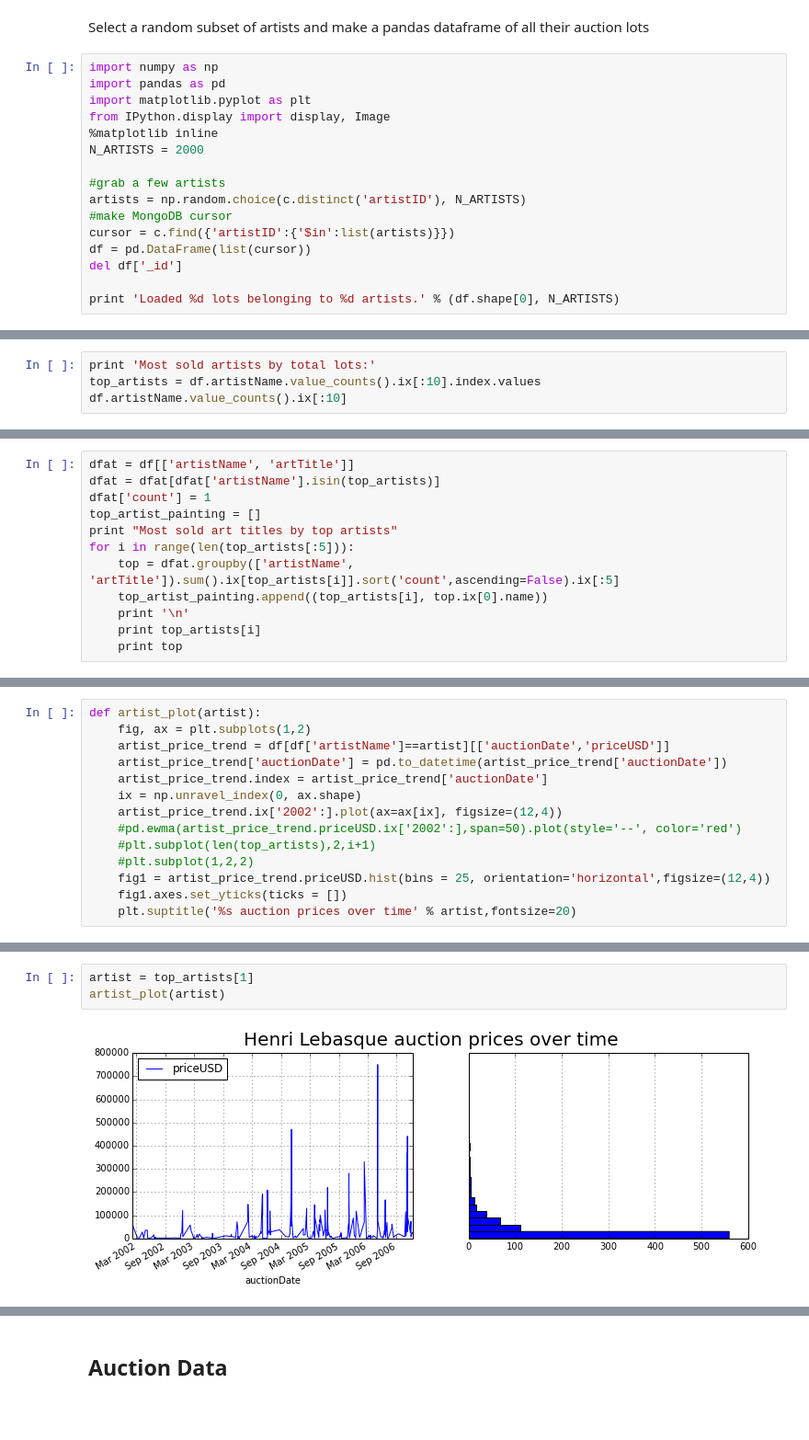
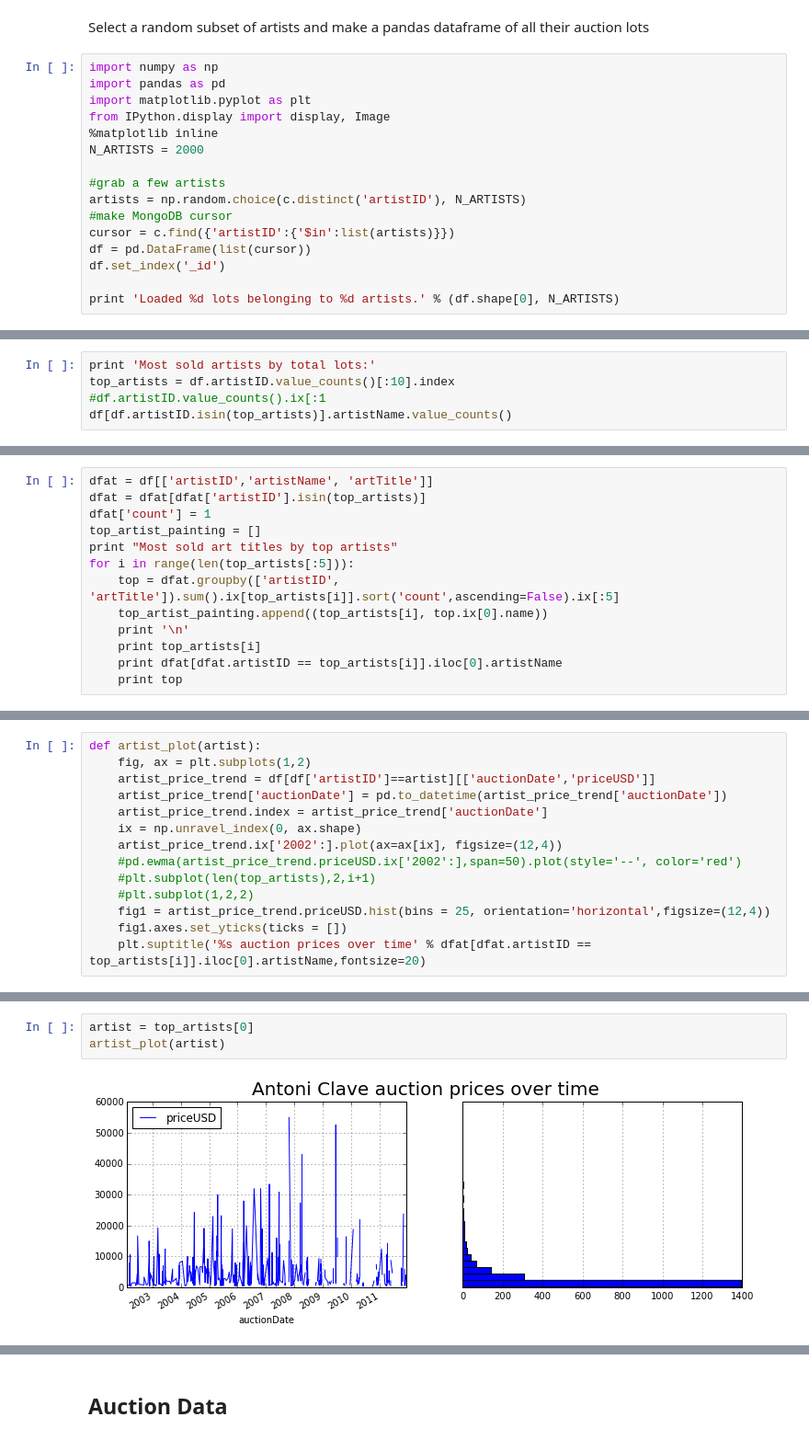
Before and after one commit to rhsimplex/artsift, a Jupyter notebook: Art Sales Analysis.ipynb, the cells around one changed output, grey strips where cells are left out. Shown at 92% size. Drawn from its saved outputs; the diff is of its cells as text; blank space fills up the shorter version.

```diff
--- a/Art Sales Analysis.ipynb
+++ b/Art Sales Analysis.ipynb
@@ -44,7 +44,7 @@ artists = np.random.choice(c.distinct('artistID'), N_ARTISTS)
 #make MongoDB cursor
 cursor = c.find({'artistID':{'$in':list(artists)}})
 df = pd.DataFrame(list(cursor))
-del df['_id']
+df.set_index('_id')
 
 print 'Loaded %d lots belonging to %d artists.' % (df.shape[0], N_ARTISTS)
 # %% [output]
@@ -58,6 +58,7 @@ plt.title('Artist Nationalities')
 # %%
 print 'Most sold artists by total lots:'
-top_artists = df.artistName.value_counts().ix[:10].index.values
-df.artistName.value_counts().ix[:10]
+top_artists = df.artistID.value_counts()[:10].index
+#df.artistID.value_counts().ix[:1
+df[df.artistID.isin(top_artists)].artistName.value_counts()
 # %% [output]
 Most sold artists by total lots:
@@ -90,15 +97,16 @@ Nude                   32
 dtype: int64
 # %%
-dfat = df[['artistName', 'artTitle']]
-dfat = dfat[dfat['artistName'].isin(top_artists)]
+dfat = df[['artistID','artistName', 'artTitle']]
+dfat = dfat[dfat['artistID'].isin(top_artists)]
 dfat['count'] = 1
 top_artist_painting = []
 print "Most sold art titles by top artists"
 for i in range(len(top_artists[:5])):
-    top = dfat.groupby(['artistName', 'artTitle']).sum().ix[top_artists[i]].sort('count',ascending=False).ix[:5]
+    top = dfat.groupby(['artistID', 'artTitle']).sum().ix[top_artists[i]].sort('count',ascending=False).ix[:5]
     top_artist_painting.append((top_artists[i], top.ix[0].name))
     print '\n'
     print top_artists[i]
+    print dfat[dfat.artistID == top_artists[i]].iloc[0].artistName
     print top
 # %% [output]
 Most sold art titles by top artists
@@ -121,7 +129,7 @@ Landscape                4
 # %%
 def artist_plot(artist):
     fig, ax = plt.subplots(1,2)
-    artist_price_trend = df[df['artistName']==artist][['auctionDate','priceUSD']]
+    artist_price_trend = df[df['artistID']==artist][['auctionDate','priceUSD']]
     artist_price_trend['auctionDate'] = pd.to_datetime(artist_price_trend['auctionDate'])
     artist_price_trend.index = artist_price_trend['auctionDate']
     ix = np.unravel_index(0, ax.shape)
@@ -131,6 +139,6 @@ def artist_plot(artist):
     #plt.subplot(1,2,2)
     fig1 = artist_price_trend.priceUSD.hist(bins = 25, orientation='horizontal',figsize=(12,4))
     fig1.axes.set_yticks(ticks = [])
-    plt.suptitle('%s auction prices over time' % artist,fontsize=20)
+    plt.suptitle('%s auction prices over time' % dfat[dfat.artistID == top_artists[i]].iloc[0].artistName,fontsize=20)
 # %%
 def artists_works_plot(artist):
@@ -163,9 +171,9 @@ def artists_works_plot(artist):
     return top_pieces
 # %%
-artist = top_artists[1]
+artist = top_artists[0]
 artist_plot(artist)
 # %% [output]
-[figure, old version]
+[figure, new version]
 # %%
 top_pieces = artists_works_plot(artist)
 # %% [output]
```
Also changed, not shown: parts of 38 cells of this notebook, 1 other file.
